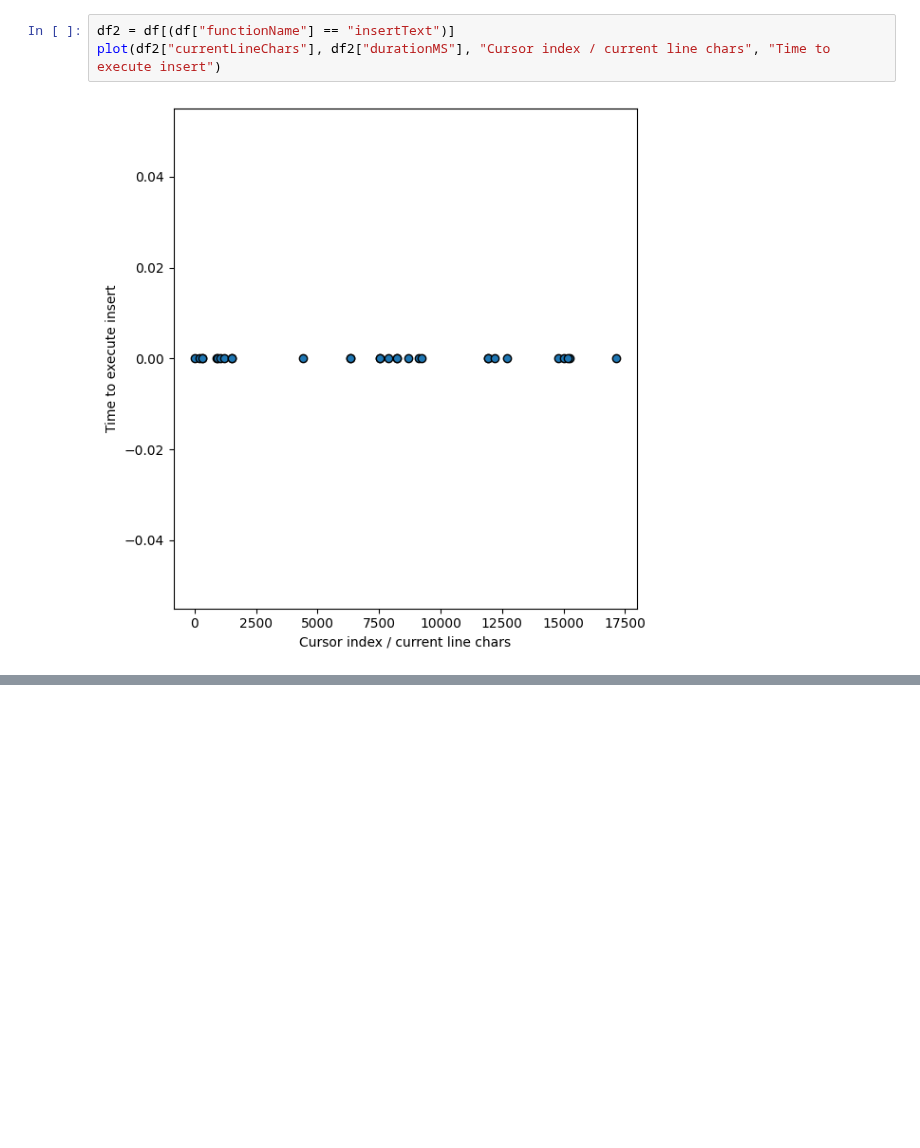
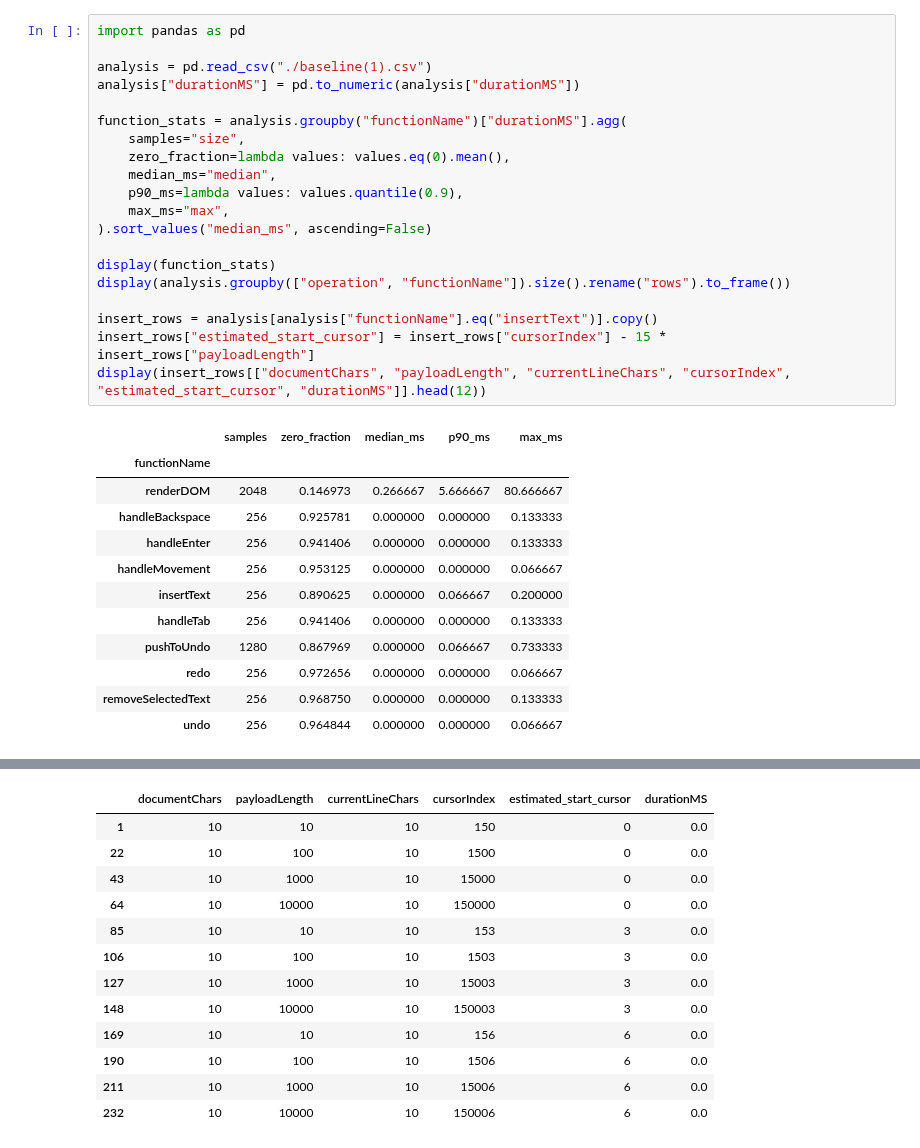
Before and after one commit to raem-haq/text-editor, a Jupyter notebook: benchmark_analysis.ipynb, the cells around one changed output, grey strips where cells are left out. Cells and saved outputs as stored; diff of their text form; blank space fills up the shorter version.

Commit message:
Improve the data analysis. I used Copilot for this part

```diff
--- a/benchmark_analysis.ipynb
+++ b/benchmark_analysis.ipynb
@@ -55,5 +13,33 @@ plot(df2["cursorIndex"] / df2["currentLineChars"], df2["durationMS"], "Cursor in
-# %%
-df2 = df[(df["functionName"] == "insertText")]
-plot(df2["currentLineChars"], df2["durationMS"], "Cursor index / current line chars", "Time to execute insert")
-# %% [output]
-[figure, removed]
+# %%
+import pandas as pd
+
+analysis = pd.read_csv("./baseline(1).csv")
+analysis["durationMS"] = pd.to_numeric(analysis["durationMS"])
+
+function_stats = analysis.groupby("functionName")["durationMS"].agg(
+    samples="size",
+    zero_fraction=lambda values: values.eq(0).mean(),
+    median_ms="median",
+    p90_ms=lambda values: values.quantile(0.9),
+    max_ms="max",
+).sort_values("median_ms", ascending=False)
+
+display(function_stats)
+display(analysis.groupby(["operation", "functionName"]).size().rename("rows").to_frame())
+
+insert_rows = analysis[analysis["functionName"].eq("insertText")].copy()
+insert_rows["estimated_start_cursor"] = insert_rows["cursorIndex"] - 15 * insert_rows["payloadLength"]
+display(insert_rows[["documentChars", "payloadLength", "currentLineChars", "cursorIndex", "estimated_start_cursor", "durationMS"]].head(12))
+# %% [output]
+|  | samples | zero_fraction | median_ms | p90_ms | max_ms |
+| functionName |  |  |  |  |  |
+| renderDOM | 2048 | 0.146973 | 0.266667 | 5.666667 | 80.666667 |
+| handleBackspace | 256 | 0.925781 | 0.000000 | 0.000000 | 0.133333 |
+| handleEnter | 256 | 0.941406 | 0.000000 | 0.000000 | 0.133333 |
+| handleMovement | 256 | 0.953125 | 0.000000 | 0.000000 | 0.066667 |
+| insertText | 256 | 0.890625 | 0.000000 | 0.066667 | 0.200000 |
+| handleTab | 256 | 0.941406 | 0.000000 | 0.000000 | 0.133333 |
+| pushToUndo | 1280 | 0.867969 | 0.000000 | 0.066667 | 0.733333 |
+| redo | 256 | 0.972656 | 0.000000 | 0.000000 | 0.066667 |
+| removeSelectedText | 256 | 0.968750 | 0.000000 | 0.000000 | 0.133333 |
+| undo | 256 | 0.964844 | 0.000000 | 0.000000 | 0.066667 |
@@ -59,0 +64,13 @@ plot(df2["currentLineChars"], df2["durationMS"], "Cursor index / current line ch
+|  | documentChars | payloadLength | currentLineChars | cursorIndex | estimated_start_cursor | durationMS |
+| 1 | 10 | 10 | 10 | 150 | 0 | 0.0 |
+| 22 | 10 | 100 | 10 | 1500 | 0 | 0.0 |
+| 43 | 10 | 1000 | 10 | 15000 | 0 | 0.0 |
+| 64 | 10 | 10000 | 10 | 150000 | 0 | 0.0 |
+| 85 | 10 | 10 | 10 | 153 | 3 | 0.0 |
+| 106 | 10 | 100 | 10 | 1503 | 3 | 0.0 |
+| 127 | 10 | 1000 | 10 | 15003 | 3 | 0.0 |
+| 148 | 10 | 10000 | 10 | 150003 | 3 | 0.0 |
+| 169 | 10 | 10 | 10 | 156 | 6 | 0.0 |
+| 190 | 10 | 100 | 10 | 1506 | 6 | 0.0 |
+| 211 | 10 | 1000 | 10 | 15006 | 6 | 0.0 |
+| 232 | 10 | 10000 | 10 | 150006 | 6 | 0.0 |
```
Also changed, not shown: parts of 13 cells of this notebook.
